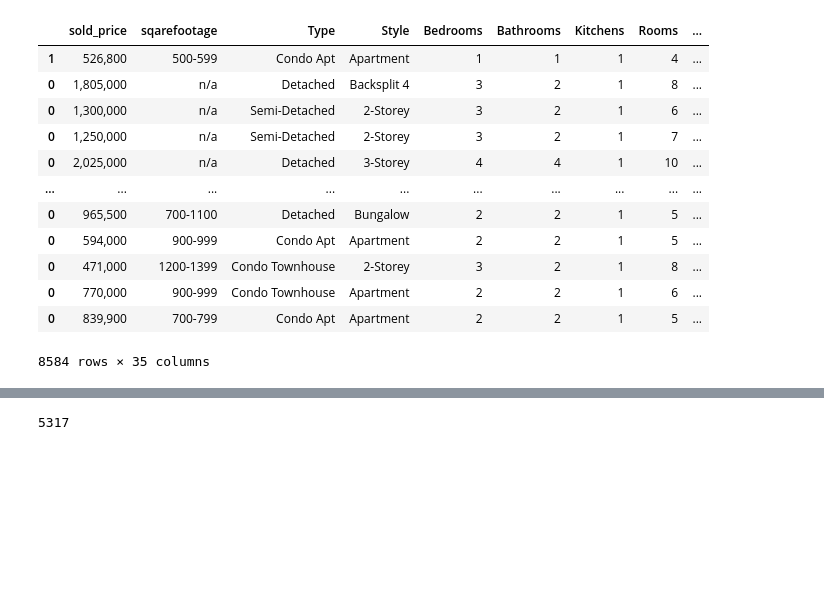
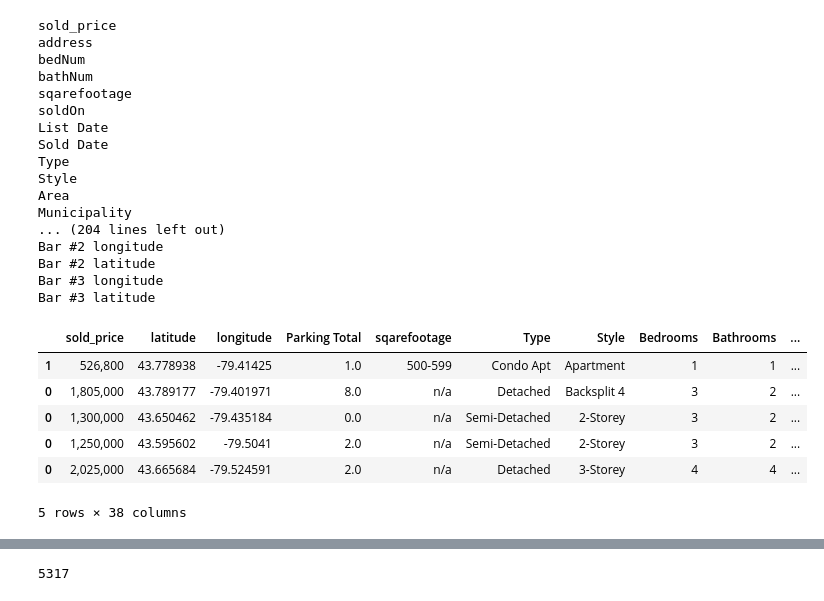
Before and after one commit to nvercillo/AIRealEstateValuation, a Jupyter notebook: Neural Network Model/neural_network.ipynb, the cells around one changed output, grey strips where cells are left out. Cells and saved outputs as stored; diff of their text form; code cells hidden in the pictures; blank space fills up the shorter version.

```diff
--- a/Neural Network Model/neural_network.ipynb
+++ b/Neural Network Model/neural_network.ipynb
@@ -36,8 +41,31 @@ for i, j in df.iterrows():
 new_header = additional_df.iloc[0]
 additional_df = additional_df[1:]
 additional_df.columns = new_header
+# %%
+for col in additional_df.columns:
+    print(col)
+# %% [output]
+sold_price
+address
+bedNum
+bathNum
+sqarefootage
+soldOn
+List Date
+Sold Date
+Type
+Style
+Area
+Municipality
+... (204 lines left out)
+Bar #2 longitude
+Bar #2 latitude
+Bar #3 longitude
+Bar #3 latitude
 # %%
-additional_df = additional_df.filter(['sold_price', 'sqarefootage','Type','Style','Bedrooms','Bathrooms','Kitchens', 'Rooms', 'Groceries #1 distance',
+#filtering for only the desired attributes
+
+additional_df = additional_df.filter(['sold_price','latitude','longitude','Parking Total', 'sqarefootage','Type','Style','Bedrooms','Bathrooms','Kitchens', 'Rooms', 'Groceries #1 distance',
  'Groceries #2 distance',
  'Groceries #3 distance', 'Restaurants #1 distance',
  'Restaurants #2 distance',
@@ -57,19 +85,15 @@ additional_df = additional_df.filter(['sold_price', 'sqarefootage','Type','Style
  'Mall #2 distance',
  'Mall #3 distance'])
 
-additional_df
+#additional_df
-# %% [output]
-|  | sold_price | sqarefootage | Type | Style | Bedrooms | Bathrooms | Kitchens | Rooms | ... |
-| 1 | 526,800 | 500-599 | Condo Apt | Apartment | 1 | 1 | 1 | 4 | ... |
-| 0 | 1,805,000 | n/a | Detached | Backsplit 4 | 3 | 2 | 1 | 8 | ... |
-| 0 | 1,300,000 | n/a | Semi-Detached | 2-Storey | 3 | 2 | 1 | 6 | ... |
-| 0 | 1,250,000 | n/a | Semi-Detached | 2-Storey | 3 | 2 | 1 | 7 | ... |
-| 0 | 2,025,000 | n/a | Detached | 3-Storey | 4 | 4 | 1 | 10 | ... |
-| ... | ... | ... | ... | ... | ... | ... | ... | ... | ... |
-| 0 | 965,500 | 700-1100 | Detached | Bungalow | 2 | 2 | 1 | 5 | ... |
-| 0 | 594,000 | 900-999 | Condo Apt | Apartment | 2 | 2 | 1 | 5 | ... |
-| 0 | 471,000 | 1200-1399 | Condo Townhouse | 2-Storey | 3 | 2 | 1 | 8 | ... |
-| 0 | 770,000 | 900-999 | Condo Townhouse | Apartment | 2 | 2 | 1 | 6 | ... |
-| 0 | 839,900 | 700-799 | Condo Apt | Apartment | 2 | 2 | 1 | 5 | ... |
-8584 rows × 35 columns
+# %%
+additional_df.head()
+# %% [output]
+|  | sold_price | latitude | longitude | Parking Total | sqarefootage | Type | Style | Bedrooms | Bathrooms | ... |
+| 1 | 526,800 | 43.778938 | -79.41425 | 1.0 | 500-599 | Condo Apt | Apartment | 1 | 1 | ... |
+| 0 | 1,805,000 | 43.789177 | -79.401971 | 8.0 | n/a | Detached | Backsplit 4 | 3 | 2 | ... |
+| 0 | 1,300,000 | 43.650462 | -79.435184 | 0.0 | n/a | Semi-Detached | 2-Storey | 3 | 2 | ... |
+| 0 | 1,250,000 | 43.595602 | -79.5041 | 2.0 | n/a | Semi-Detached | 2-Storey | 3 | 2 | ... |
+| 0 | 2,025,000 | 43.665684 | -79.524591 | 2.0 | n/a | Detached | 3-Storey | 4 | 4 | ... |
+5 rows × 38 columns
 # %%
```
Also changed, not shown: parts of 20 cells of this notebook.
